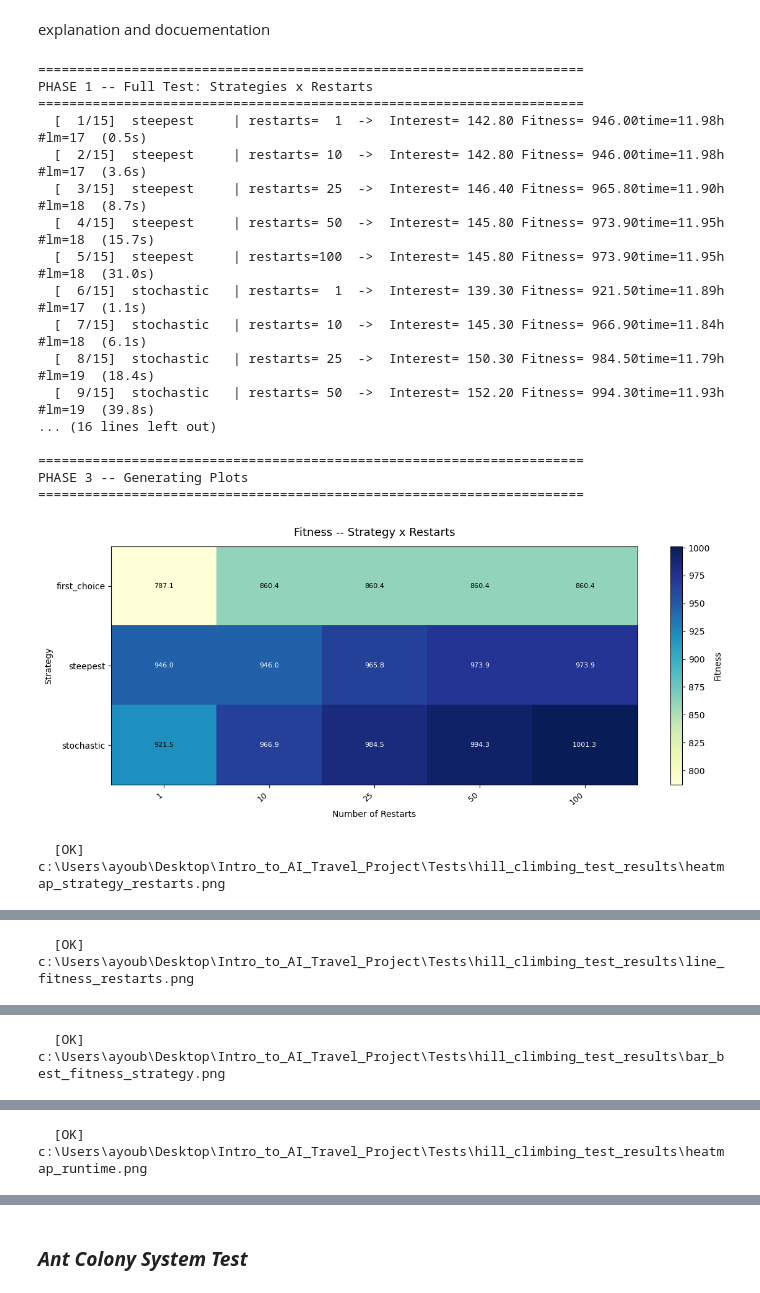
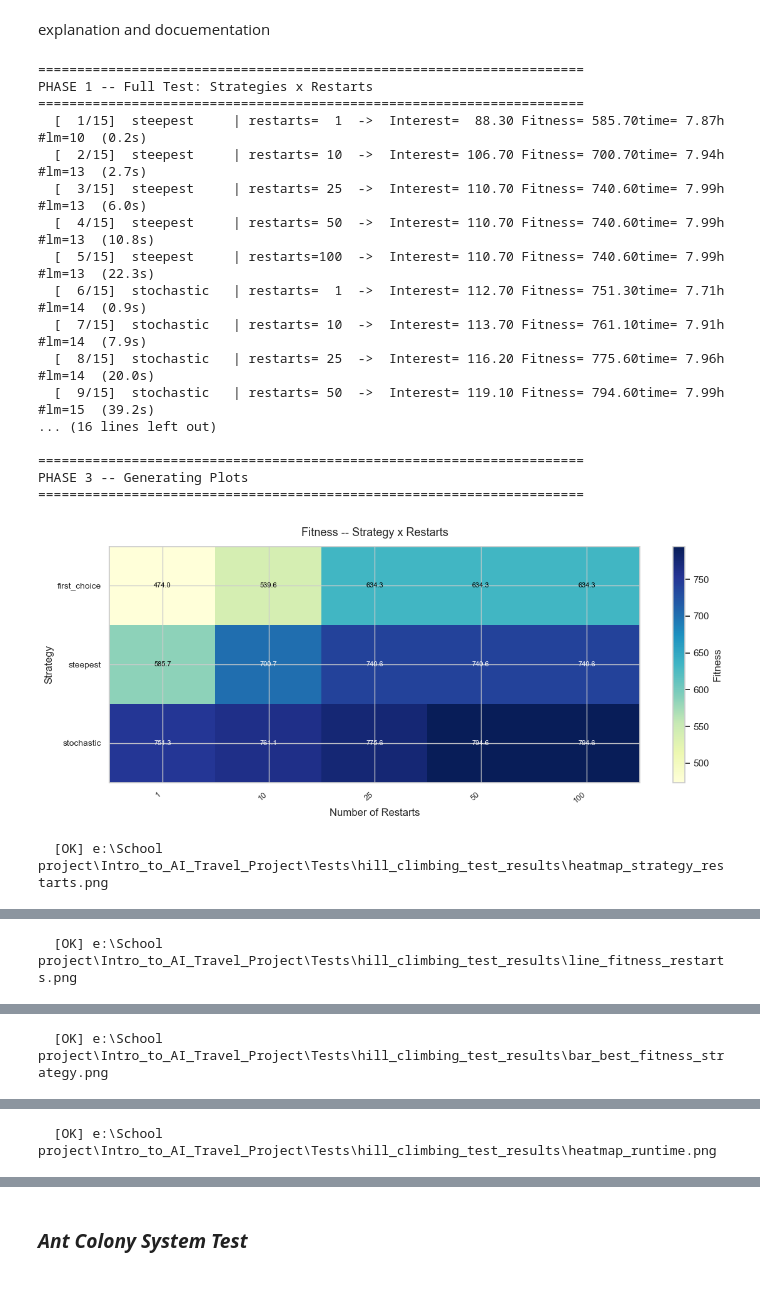
Before and after one commit to ayoubbenam07/Intro_to_AI_Travel_Project, a Jupyter notebook: notebook.ipynb, the cells around one changed output, grey strips where cells are left out. Drawn from its saved outputs; the diff is of its cells as text; code cells hidden in the pictures.

```diff
--- a/notebook.ipynb
+++ b/notebook.ipynb
@@ -3240,7 +3423,7 @@ problem = TravelProblem_LocalSearch(
     travel_information={
         'hotel': hotels[0],
         'time_matrix': time_matrix,
-        'Travel_Time': 12,
+        'Travel_Time': 8,
         'Travel_day': 'mon',
         'type_filter': None,
         'trip_start_time': 9,
@@ -3441,41 +3624,41 @@ plt.tight_layout()
 path5 = os.path.join(OUTPUT_DIR, "top10_configs.png")
 fig.savefig(path5, dpi=150)
 plt.show()
 plt.close(fig)
 print(f"  [OK] {path5}")
 
 # ═════════════════════════════════════════════════════════════════════════════
 # 4.  SUMMARY TABLE  (printed to console)
 # ═════════════════════════════════════════════════════════════════════════════
 print("\n" + "=" * 70)
 print("SUMMARY -- Top 15 Configurations (by Fitness)")
 print("=" * 70)
 top15 = df_full.nlargest(15, 'Fitness')
 print(top15.to_string(index=False))
 
 print("\n" + "=" * 70)
 print("Restarts Sweep Results")
 print("=" * 70)
 print(df_restart.to_string(index=False))
 
 print("\n[DONE] All done! Results & plots saved in:", OUTPUT_DIR)
 # %% [output]
 ======================================================================
 PHASE 1 -- Full Test: Strategies x Restarts
 ======================================================================
-  [  1/15]  steepest     | restarts=  1  ->  Interest= 142.80 Fitness= 946.00time=11.98h  #lm=17  (0.5s)
-  [  2/15]  steepest     | restarts= 10  ->  Interest= 142.80 Fitness= 946.00time=11.98h  #lm=17  (3.6s)
-  [  3/15]  steepest     | restarts= 25  ->  Interest= 146.40 Fitness= 965.80time=11.90h  #lm=18  (8.7s)
-  [  4/15]  steepest     | restarts= 50  ->  Interest= 145.80 Fitness= 973.90time=11.95h  #lm=18  (15.7s)
-  [  5/15]  steepest     | restarts=100  ->  Interest= 145.80 Fitness= 973.90time=11.95h  #lm=18  (31.0s)
-  [  6/15]  stochastic   | restarts=  1  ->  Interest= 139.30 Fitness= 921.50time=11.89h  #lm=17  (1.1s)
-  [  7/15]  stochastic   | restarts= 10  ->  Interest= 145.30 Fitness= 966.90time=11.84h  #lm=18  (6.1s)
-  [  8/15]  stochastic   | restarts= 25  ->  Interest= 150.30 Fitness= 984.50time=11.79h  #lm=19  (18.4s)
-  [  9/15]  stochastic   | restarts= 50  ->  Interest= 152.20 Fitness= 994.30time=11.93h  #lm=19  (39.8s)
+  [  1/15]  steepest     | restarts=  1  ->  Interest=  88.30 Fitness= 585.70time= 7.87h  #lm=10  (0.2s)
+  [  2/15]  steepest     | restarts= 10  ->  Interest= 106.70 Fitness= 700.70time= 7.94h  #lm=13  (2.7s)
+  [  3/15]  steepest     | restarts= 25  ->  Interest= 110.70 Fitness= 740.60time= 7.99h  #lm=13  (6.0s)
+  [  4/15]  steepest     | restarts= 50  ->  Interest= 110.70 Fitness= 740.60time= 7.99h  #lm=13  (10.8s)
+  [  5/15]  steepest     | restarts=100  ->  Interest= 110.70 Fitness= 740.60time= 7.99h  #lm=13  (22.3s)
+  [  6/15]  stochastic   | restarts=  1  ->  Interest= 112.70 Fitness= 751.30time= 7.71h  #lm=14  (0.9s)
+  [  7/15]  stochastic   | restarts= 10  ->  Interest= 113.70 Fitness= 761.10time= 7.91h  #lm=14  (7.9s)
+  [  8/15]  stochastic   | restarts= 25  ->  Interest= 116.20 Fitness= 775.60time= 7.96h  #lm=14  (20.0s)
+  [  9/15]  stochastic   | restarts= 50  ->  Interest= 119.10 Fitness= 794.60time= 7.99h  #lm=15  (39.2s)
 ... (16 lines left out)
 
 ======================================================================
 PHASE 3 -- Generating Plots
 ======================================================================
-[figure, old version]
+[figure, new version]
-  [OK] c:\Users\ayoub\Desktop\Intro_to_AI_Travel_Project\Tests\hill_climbing_test_results\heatmap_strategy_restarts.png
+  [OK] e:\School project\Intro_to_AI_Travel_Project\Tests\hill_climbing_test_results\heatmap_strategy_restarts.png
@@ -3483 +3666 @@ PHASE 3 -- Generating Plots
-  [OK] c:\Users\ayoub\Desktop\Intro_to_AI_Travel_Project\Tests\hill_climbing_test_results\line_fitness_restarts.png
+  [OK] e:\School project\Intro_to_AI_Travel_Project\Tests\hill_climbing_test_results\line_fitness_restarts.png
@@ -3485 +3668 @@ PHASE 3 -- Generating Plots
-  [OK] c:\Users\ayoub\Desktop\Intro_to_AI_Travel_Project\Tests\hill_climbing_test_results\bar_best_fitness_strategy.png
+  [OK] e:\School project\Intro_to_AI_Travel_Project\Tests\hill_climbing_test_results\bar_best_fitness_strategy.png
@@ -3487 +3670 @@ PHASE 3 -- Generating Plots
-  [OK] c:\Users\ayoub\Desktop\Intro_to_AI_Travel_Project\Tests\hill_climbing_test_results\heatmap_runtime.png
+  [OK] e:\School project\Intro_to_AI_Travel_Project\Tests\hill_climbing_test_results\heatmap_runtime.png
```
Also changed, not shown: parts of 12 cells of this notebook, 7 other files.
